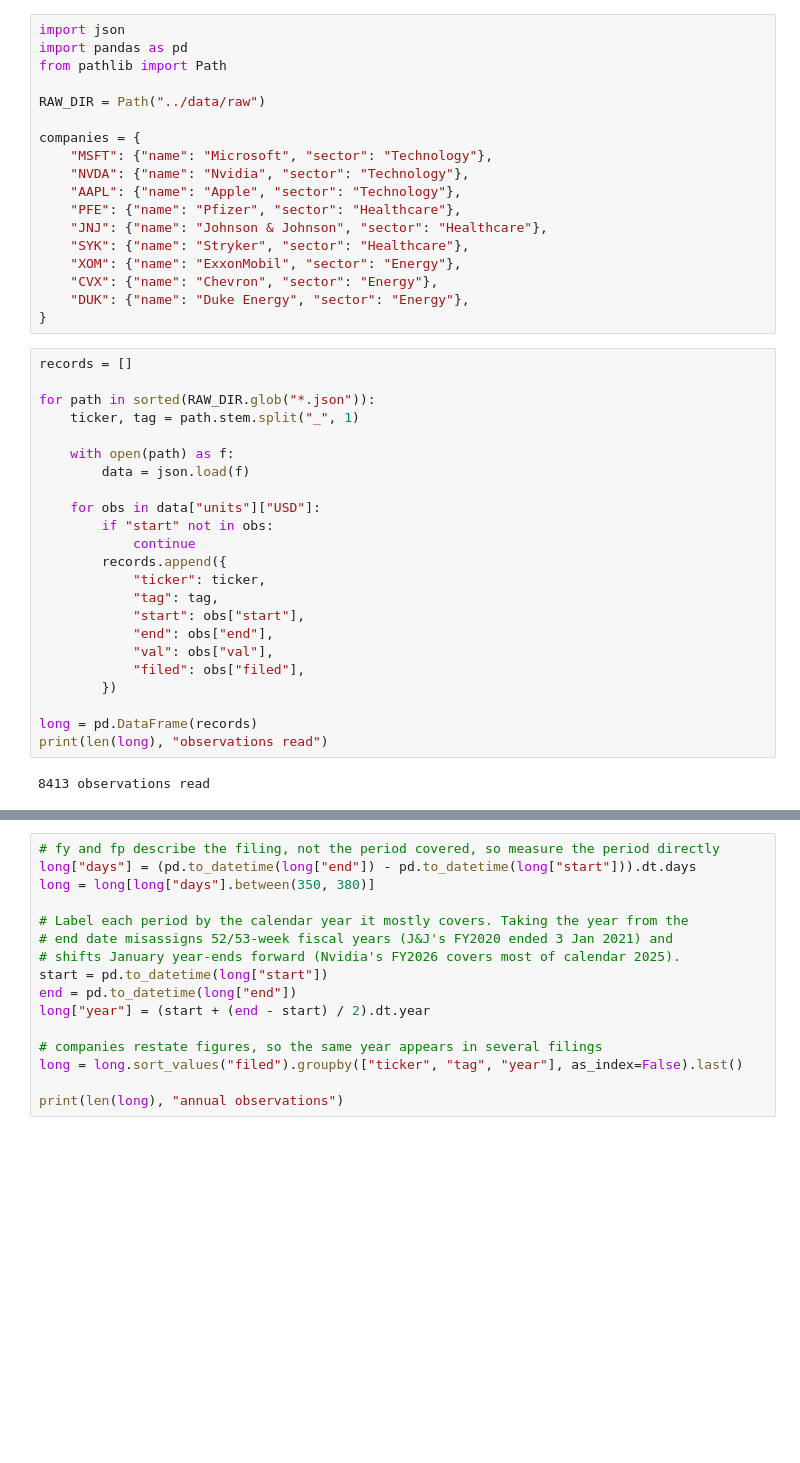
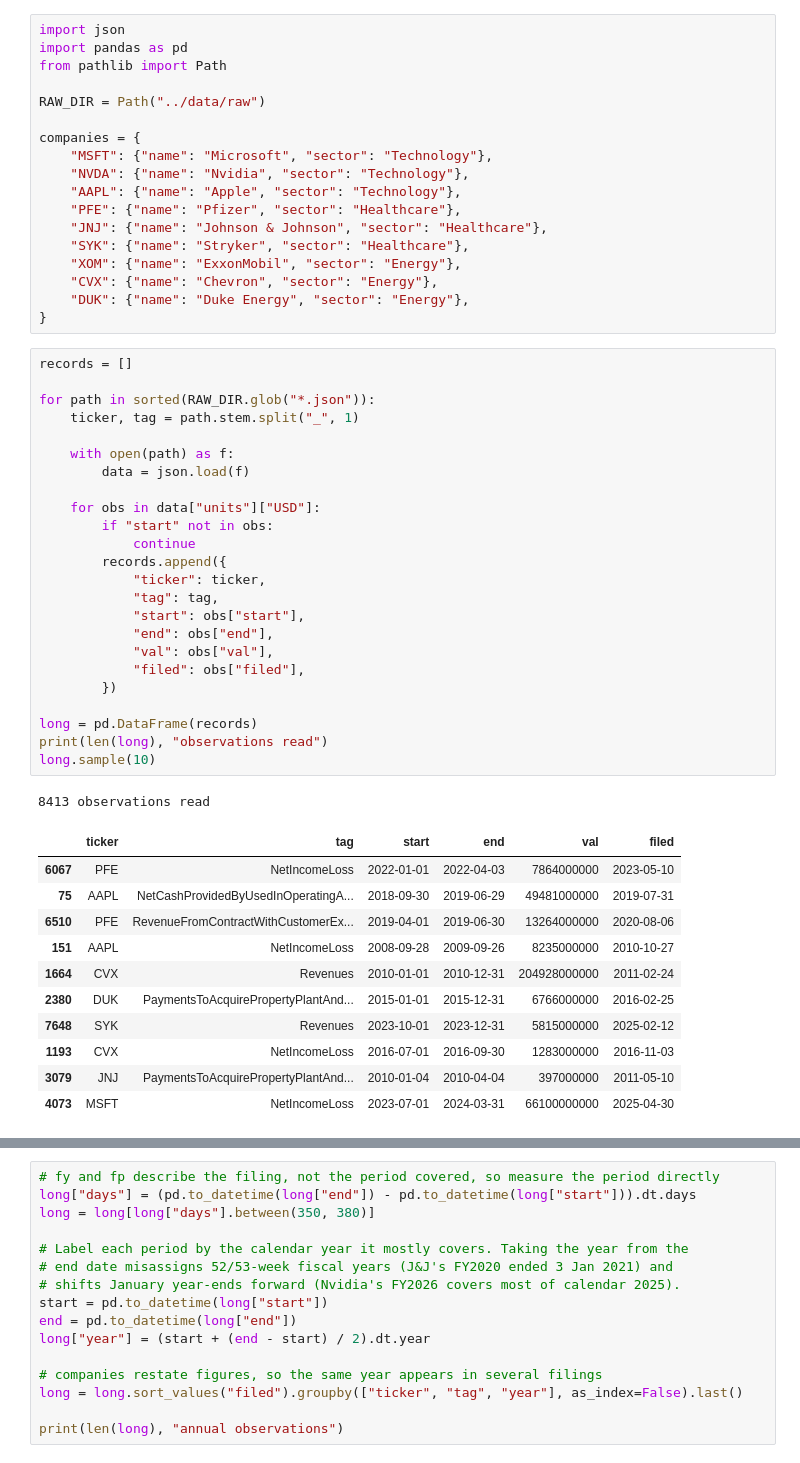
Before and after one commit to silyzch/me204-final-project., a Jupyter notebook: notebooks/NB02-Data-Transformation.ipynb, the cells around one changed output, grey strips where cells are left out. Drawn from its saved outputs; the diff is of its cells as text; blank space fills up the shorter version.

```diff
--- a/notebooks/NB02-Data-Transformation.ipynb
+++ b/notebooks/NB02-Data-Transformation.ipynb
@@ -25,25 +33,37 @@ companies = {
 # %%
 records = []
 
 for path in sorted(RAW_DIR.glob("*.json")):
     ticker, tag = path.stem.split("_", 1)
 
     with open(path) as f:
         data = json.load(f)
 
     for obs in data["units"]["USD"]:
         if "start" not in obs:
             continue
         records.append({
             "ticker": ticker,
             "tag": tag,
             "start": obs["start"],
             "end": obs["end"],
             "val": obs["val"],
             "filed": obs["filed"],
         })
 
 long = pd.DataFrame(records)
 print(len(long), "observations read")
+long.sample(10)
 # %% [output]
 8413 observations read
+|  | ticker | tag | start | end | val | filed |
+| 6067 | PFE | NetIncomeLoss | 2022-01-01 | 2022-04-03 | 7864000000 | 2023-05-10 |
+| 75 | AAPL | NetCashProvidedByUsedInOperatingA... | 2018-09-30 | 2019-06-29 | 49481000000 | 2019-07-31 |
+| 6510 | PFE | RevenueFromContractWithCustomerEx... | 2019-04-01 | 2019-06-30 | 13264000000 | 2020-08-06 |
+| 151 | AAPL | NetIncomeLoss | 2008-09-28 | 2009-09-26 | 8235000000 | 2010-10-27 |
+| 1664 | CVX | Revenues | 2010-01-01 | 2010-12-31 | 204928000000 | 2011-02-24 |
+| 2380 | DUK | PaymentsToAcquirePropertyPlantAnd... | 2015-01-01 | 2015-12-31 | 6766000000 | 2016-02-25 |
+| 7648 | SYK | Revenues | 2023-10-01 | 2023-12-31 | 5815000000 | 2025-02-12 |
+| 1193 | CVX | NetIncomeLoss | 2016-07-01 | 2016-09-30 | 1283000000 | 2016-11-03 |
+| 3079 | JNJ | PaymentsToAcquirePropertyPlantAnd... | 2010-01-04 | 2010-04-04 | 397000000 | 2011-05-10 |
+| 4073 | MSFT | NetIncomeLoss | 2023-07-01 | 2024-03-31 | 66100000000 | 2025-04-30 |
```
Also changed, not shown: parts of 13 cells of this notebook, 1 other file.
